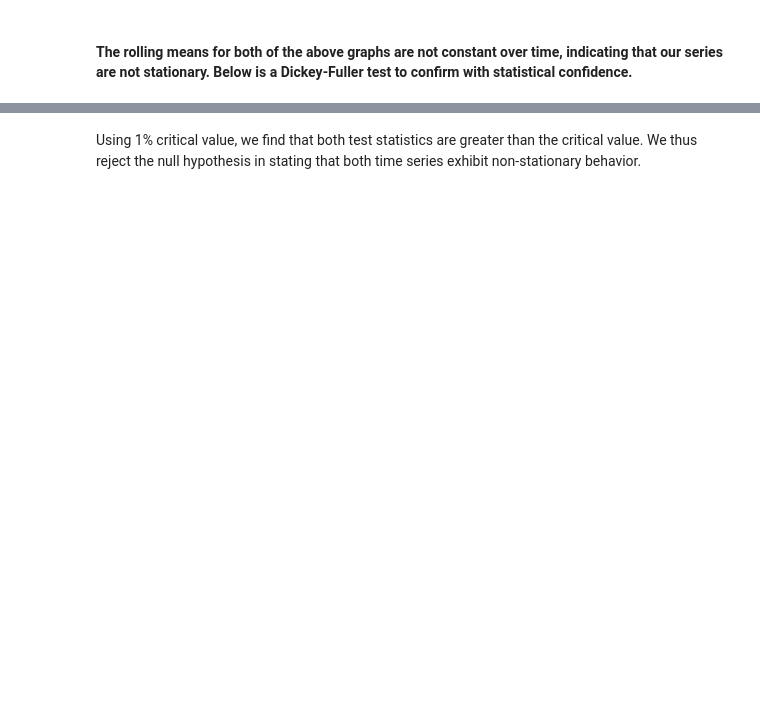
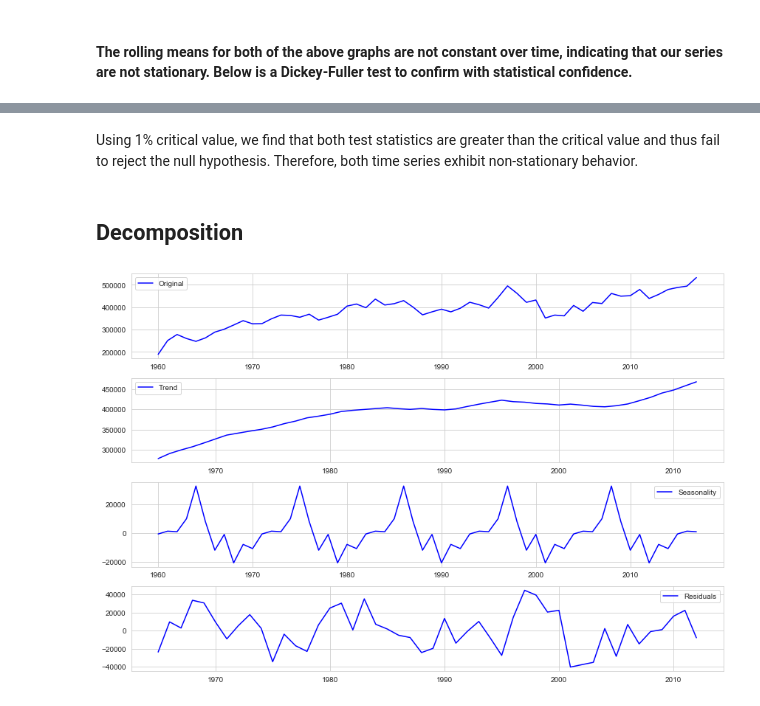
Before and after one commit to msanchez-ayala/energy-consumption, a Jupyter notebook: eda_modeling_experimentation.ipynb, the cells around one changed output, grey strips where cells are left out. Saved outputs shown, nothing was run; the diff lists cells and outputs as text; code cells hidden in the pictures; blank space fills up the shorter version.

Commit message:
wrap up eda, begin decomposition

```diff
--- a/eda_modeling_experimentation.ipynb
+++ b/eda_modeling_experimentation.ipynb
@@ -446,2 +828,34 @@ df_results
 # %% [markdown]
-Using 1% critical value, we find that both test statistics are greater than the critical value. We thus reject the null hypothesis in stating that both time series exhibit non-stationary behavior.
+Using 1% critical value, we find that both test statistics are greater than the critical value and thus fail to reject the null hypothesis. Therefore, both time series exhibit non-stationary behavior.
+# %% [markdown]
+## Decomposition
+# %%
+r_decomposition = seasonal_decompose(r_ts,freq=11)
+nr_decomposition = seasonal_decompose(np.log(nr_ts))
+
+# Gather the trend, seasonality, and residuals
+r_trend = r_decomposition.trend
+r_seasonal = r_decomposition.seasonal
+r_residual = r_decomposition.resid
+
+nr_trend = nr_decomposition.trend
+nr_seasonal = nr_decomposition.seasonal
+nr_residual = nr_decomposition.resid
+
+# Plot gathered statistics
+plt.figure(figsize=(12,8))
+plt.subplot(411)
+plt.plot(r_ts, label='Original', color='blue')
+plt.legend(loc='best')
+plt.subplot(412)
+plt.plot(r_trend, label='Trend', color='blue')
+plt.legend(loc='best')
+plt.subplot(413)
+plt.plot(r_seasonal,label='Seasonality', color='blue')
+plt.legend(loc='best')
+plt.subplot(414)
+plt.plot(r_residual, label='Residuals', color='blue')
+plt.legend(loc='best')
+plt.tight_layout()
+# %% [output]
+[figure, added]
```
Also changed, not shown: parts of 39 cells of this notebook.
